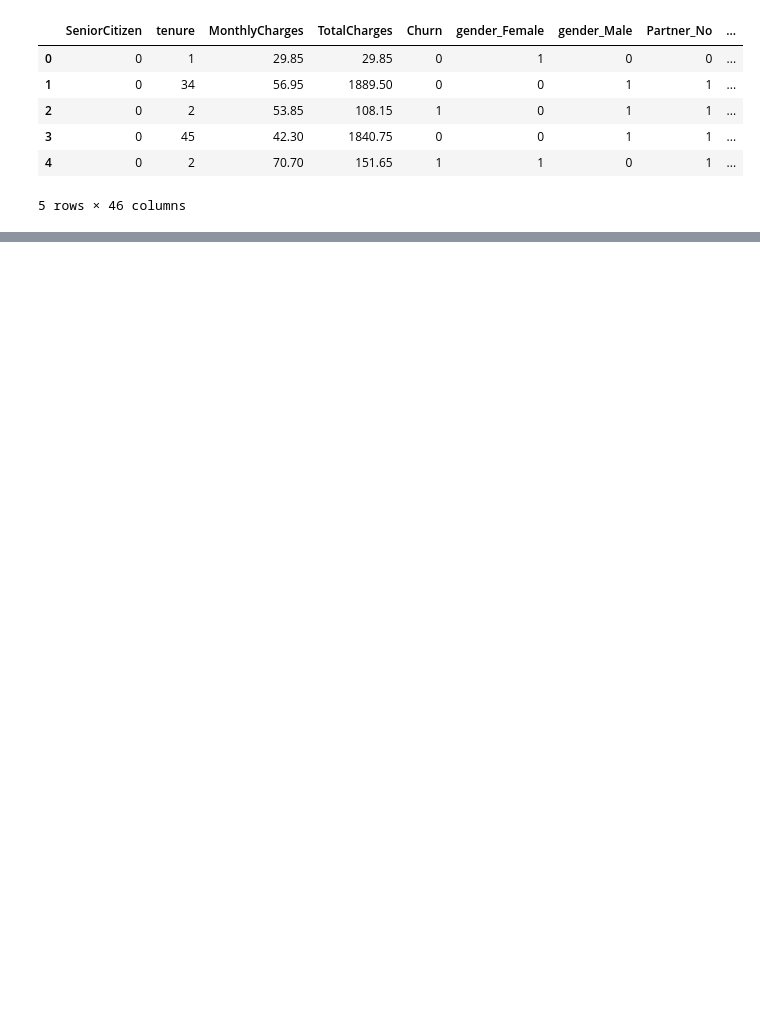
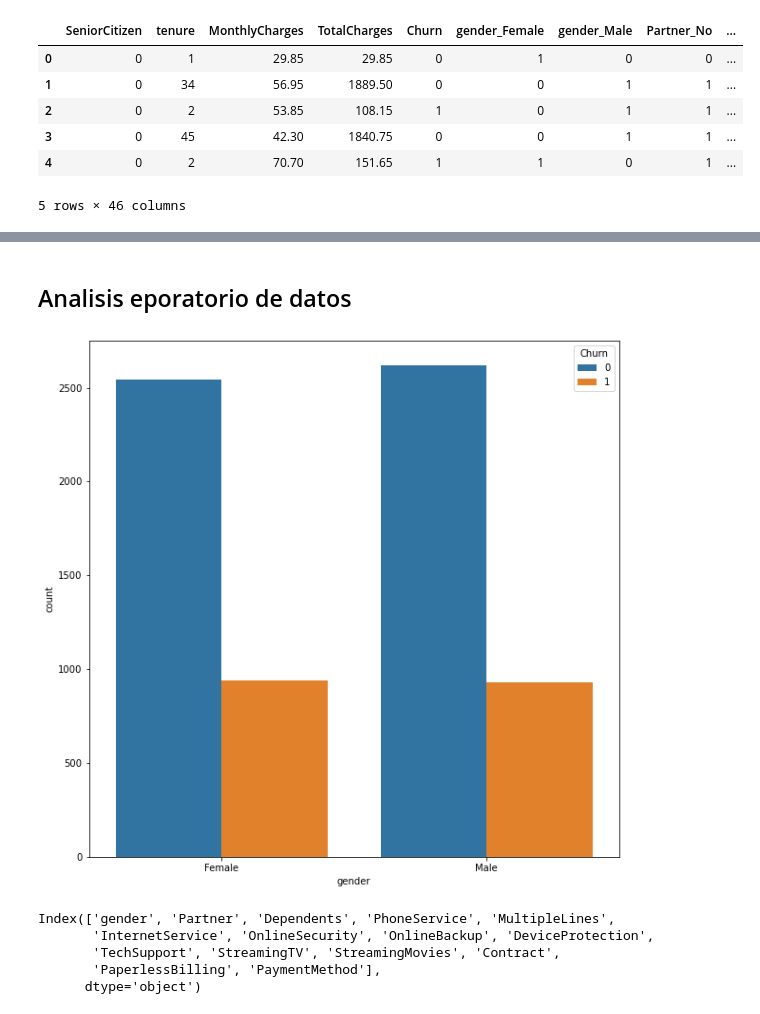
Before and after one commit to araod14/logistic_regresion, a Jupyter notebook: binomian_logistic_regresion.ipynb, the cells around one changed output, grey strips where cells are left out. Saved outputs shown, nothing was run; the diff lists cells and outputs as text; code cells hidden in the pictures; blank space fills up the shorter version.

```diff
--- a/binomian_logistic_regresion.ipynb
+++ b/binomian_logistic_regresion.ipynb
@@ -97,0 +126,2 @@ df_data_processing.head()
+# %% [markdown]
+## Analisis eporatorio de datos
@@ -97,0 +130,9 @@ df_data_processing.head()
+# %%
+def plot_category(column):
+    fig = plt.figure(figsize=(10,10))
+    sns.countplot(data=df_data, x=column, hue='Churn')
+    plt.show()
+# %%
+plot_category('gender')
+# %% [output]
+[figure, added]
@@ -97,0 +141,8 @@ df_data_processing.head()
+# %%
+column_cat
+# %% [output]
+Index(['gender', 'Partner', 'Dependents', 'PhoneService', 'MultipleLines',
+       'InternetService', 'OnlineSecurity', 'OnlineBackup', 'DeviceProtection',
+       'TechSupport', 'StreamingTV', 'StreamingMovies', 'Contract',
+       'PaperlessBilling', 'PaymentMethod'],
+      dtype='object')
```
Also changed, not shown: parts of 34 cells of this notebook.
